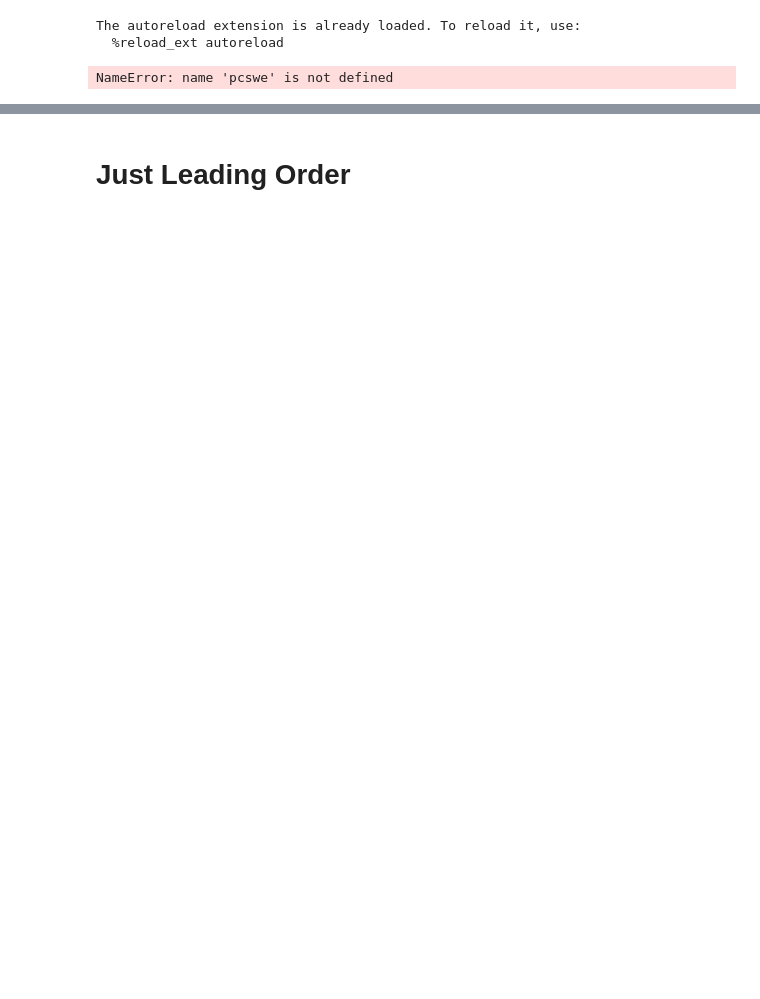
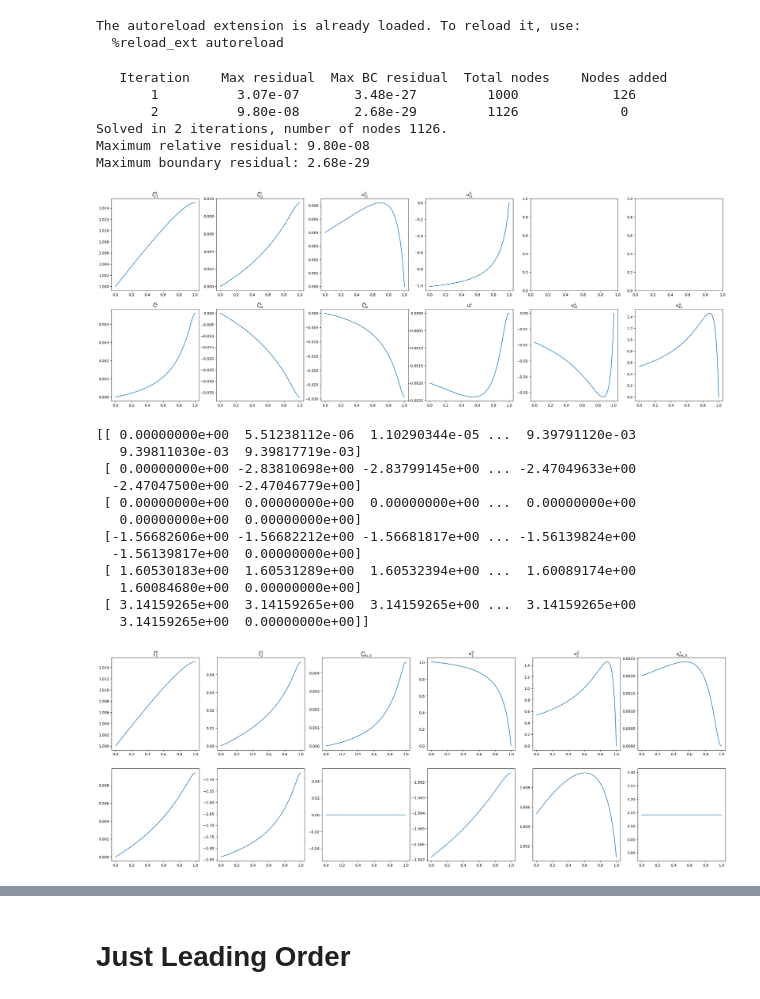
Before and after one commit to Jone-Liekens/Perturbation, a Jupyter notebook: test_defina.ipynb, the cells around one changed output, grey strips where cells are left out. Cells and saved outputs as stored; diff of their text form; code cells hidden in the pictures; blank space fills up the shorter version.

```diff
--- a/test_defina.ipynb
+++ b/test_defina.ipynb
@@ -17,31 +17,53 @@ from pdswe import PDSWE
 # %%
 
 pdswe = PDSWE()
 pdswe.H = 7.12
 pdswe.A = 0.72
 pdswe.L = 8e3
 pdswe.r = 0.3
 
-pdswe.tol = 1e-5
+pdswe.tol = 1e-7
 
 
 pdswe.a_r = 0.1
 pdswe.dL = 0
 
-h_fx = lambda x: 0.9*x
-h_fx_dx = lambda x: 0.9
+
+factor = 0.9
+h_fx = lambda x: factor*x
+h_fx_dx = lambda x: factor
 h_fx_dxx = lambda x: 0
 
 pdswe.h_fx = h_fx
 pdswe.h_fx_dx = h_fx_dx
 pdswe.h_fx_dxx = h_fx_dxx
 
 
 pdswe.set_derivative_vars()
 
 pdswe.solve()
 
 pdswe.visualize_components(0)
+pdswe.visualize_amplitudes(0)
 # %% [output]
-NameError: name 'pcswe' is not defined
+   Iteration    Max residual  Max BC residual  Total nodes    Nodes added
+       1          3.07e-07       3.48e-27         1000            126
+       2          9.80e-08       2.68e-29         1126             0
+Solved in 2 iterations, number of nodes 1126.
+Maximum relative residual: 9.80e-08
+Maximum boundary residual: 2.68e-29
+[figure, added]
+[[ 0.00000000e+00  5.51238112e-06  1.10290344e-05 ...  9.39791120e-03
+   9.39811030e-03  9.39817719e-03]
+ [ 0.00000000e+00 -2.83810698e+00 -2.83799145e+00 ... -2.47049633e+00
+  -2.47047500e+00 -2.47046779e+00]
+ [ 0.00000000e+00  0.00000000e+00  0.00000000e+00 ...  0.00000000e+00
+   0.00000000e+00  0.00000000e+00]
+ [-1.56682606e+00 -1.56682212e+00 -1.56681817e+00 ... -1.56139824e+00
+  -1.56139817e+00  0.00000000e+00]
+ [ 1.60530183e+00  1.60531289e+00  1.60532394e+00 ...  1.60089174e+00
+   1.60084680e+00  0.00000000e+00]
+ [ 3.14159265e+00  3.14159265e+00  3.14159265e+00 ...  3.14159265e+00
+   3.14159265e+00  0.00000000e+00]]
+[figure, added]
 # %%
```
Also changed, not shown: parts of 4 cells of this notebook, 3 other files.
